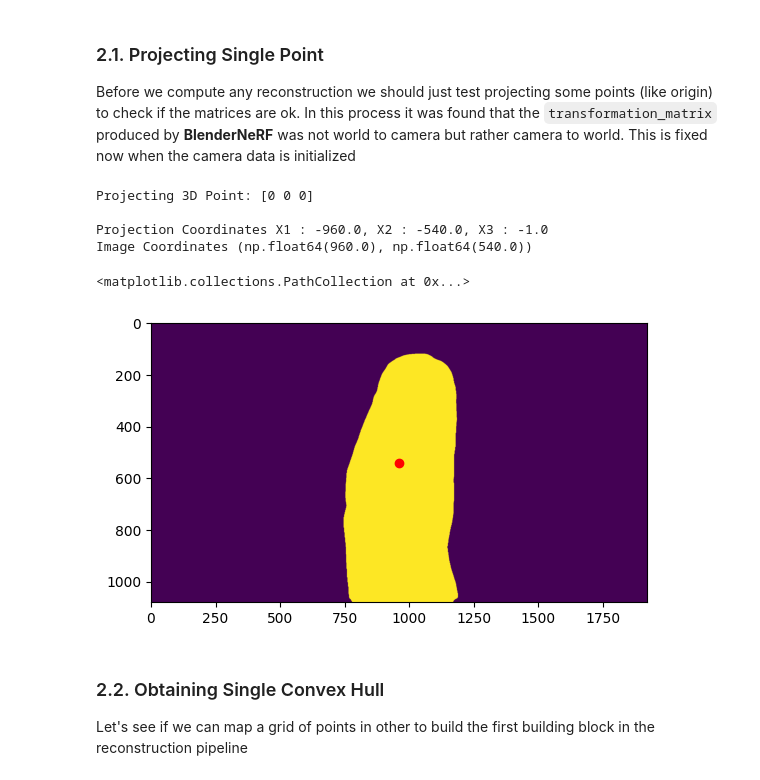
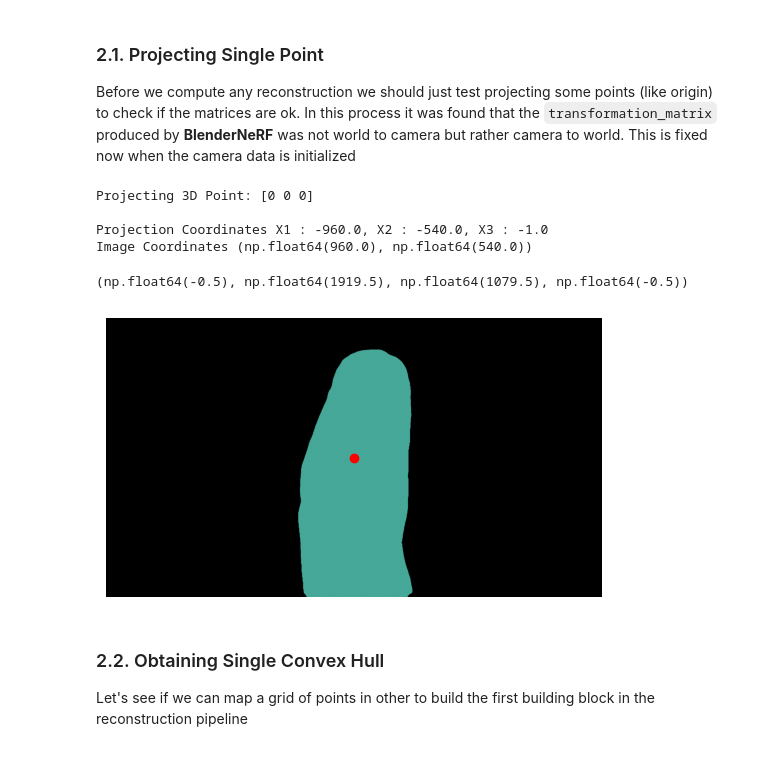
Before and after one commit to GuilhermeCosta-Ferreira/ARM-SOFT-Scanning, a Jupyter notebook: 3d_reconstruction/reconstruction_nb.ipynb, the cells around one changed output. Cells and saved outputs as stored; diff of their text form; code cells hidden in the pictures.

Commit message:
PDR grphics and figures

```diff
--- a/3d_reconstruction/reconstruction_nb.ipynb
+++ b/3d_reconstruction/reconstruction_nb.ipynb
@@ -82,23 +85,24 @@ Before we compute any reconstruction we should just test projecting some points
 # %%
 P = camera_data.P(example_camera)
 point_3d = np.array([0,0,0,1])
 print(f"Projecting 3D Point: {point_3d[:3]}\n")
 
 # Projecting
 x1, x2, x3 = P @ point_3d
 print(f"Projection Coordinates X1 : {np.round(x1)}, X2 : {np.round(x2)}, X3 : {np.round(x3)}")
 print(f"Image Coordinates {np.round(x1/x3), np.round(x2/x3)}")
 
 # Plotting
-plt.imshow(scans.scan(example_camera))
+plt.imshow(scans.scan(example_camera), cmap=gb_cmap)
 plt.scatter(x1//x3, x2/x3, color='red')
+plt.axis('off')
 # %% [output]
 Projecting 3D Point: [0 0 0]
 
 Projection Coordinates X1 : -960.0, X2 : -540.0, X3 : -1.0
 Image Coordinates (np.float64(960.0), np.float64(540.0))
-<matplotlib.collections.PathCollection at 0x...>
+(np.float64(-0.5), np.float64(1919.5), np.float64(1079.5), np.float64(-0.5))
-[figure, old version]
+[figure, new version]
 # %% [markdown]
 ### 2.2. Obtaining Single Convex Hull
 Let's see if we can map a grid of points in other to build the first building block in the reconstruction pipeline
```
Also changed, not shown: parts of 6 cells of this notebook, 24 other files.
